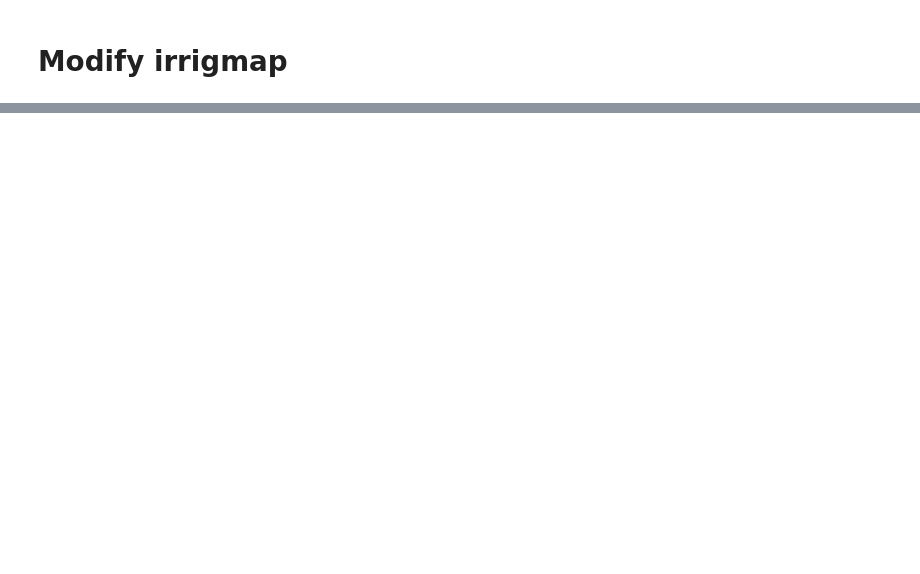
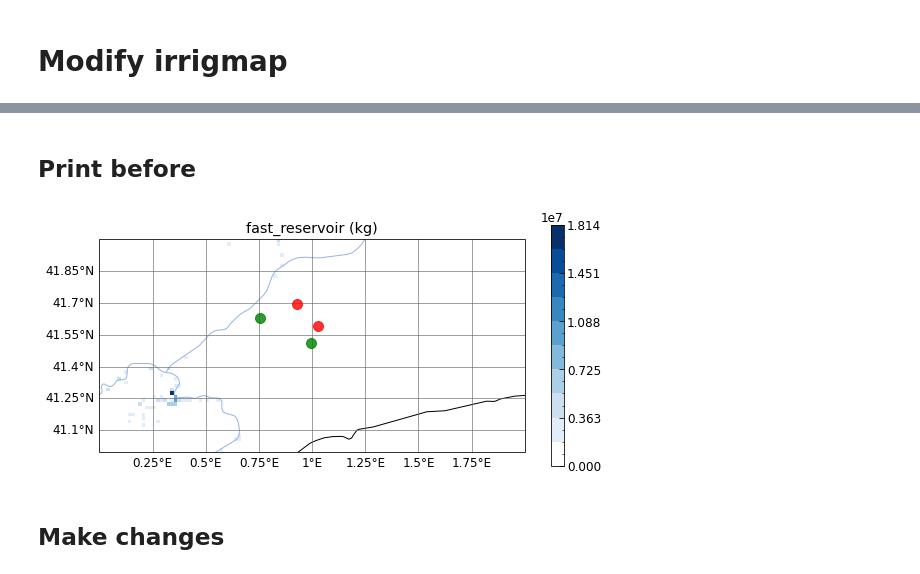
Before and after one commit to ptiengou/netcdf-scripts, a Jupyter notebook: python_notebooks/modify_pftmap.ipynb, the cells around one changed output, grey strips where cells are left out. Saved outputs shown, nothing was run; the diff lists cells and outputs as text; code cells hidden in the pictures; blank space fills up the shorter version.

Commit message:
Edit routing restart

```diff
--- a/python_notebooks/modify_pftmap.ipynb
+++ b/python_notebooks/modify_pftmap.ipynb
@@ -476,0 +351,18 @@ add_liaise_site_loc()
+# %%
+modif_dir='../../modif_ORCmaps' #adapt if on spirit or local
+
+irr=True
+# %%
+if irr:
+    restart_routing_filename='{}/restarts/sim258_20210630_routing_restart_original.nc'.format(modif_dir)
+    restart_routing_new_filename='{}/restarts/sim258_20210630_routing_restart_new.nc'.format(modif_dir)
+
+restart_routing=xr.open_dataset(restart_routing_filename, decode_times=False)
+
+#add units (kg) to all vars
+restart_routing['fast_reservoir'].attrs['units']='kg'
+restart_routing['slow_reservoir'].attrs['units']='kg'
+restart_routing['stream_reservoir'].attrs['units']='kg'
+
+
+restart_routing
@@ -476,0 +386,22 @@ add_liaise_site_loc()
+# %% [markdown]
+## Print before
+# %%
+ds=restart_routing
+var='stream_reservoir'
+# var='slow_reservoir'
+var='fast_reservoir'
+cmap=bluesW
+
+lat_min, lat_max, lon_min, lon_max = 41.35, 41.82, 0.45, 1.35
+lat_min, lat_max, lon_min, lon_max = 41., 42., 0., 2.
+# lat_min, lat_max, lon_min, lon_max = 36.0, 44, -10, 3.5
+
+ds = ds.where(ds.lat >= lat_min, drop=True).where(ds.lat <= lat_max, drop=True)
+ds = ds.where(ds.lon >= lon_min, drop=True).where(ds.lon <= lon_max, drop=True)
+
+map_ave(ds, var, cmap=cmap)
+add_liaise_site_loc()
+# %% [output]
+[figure, added]
+# %% [markdown]
+## Make changes
```
Also changed, not shown: parts of 22 cells of this notebook.
